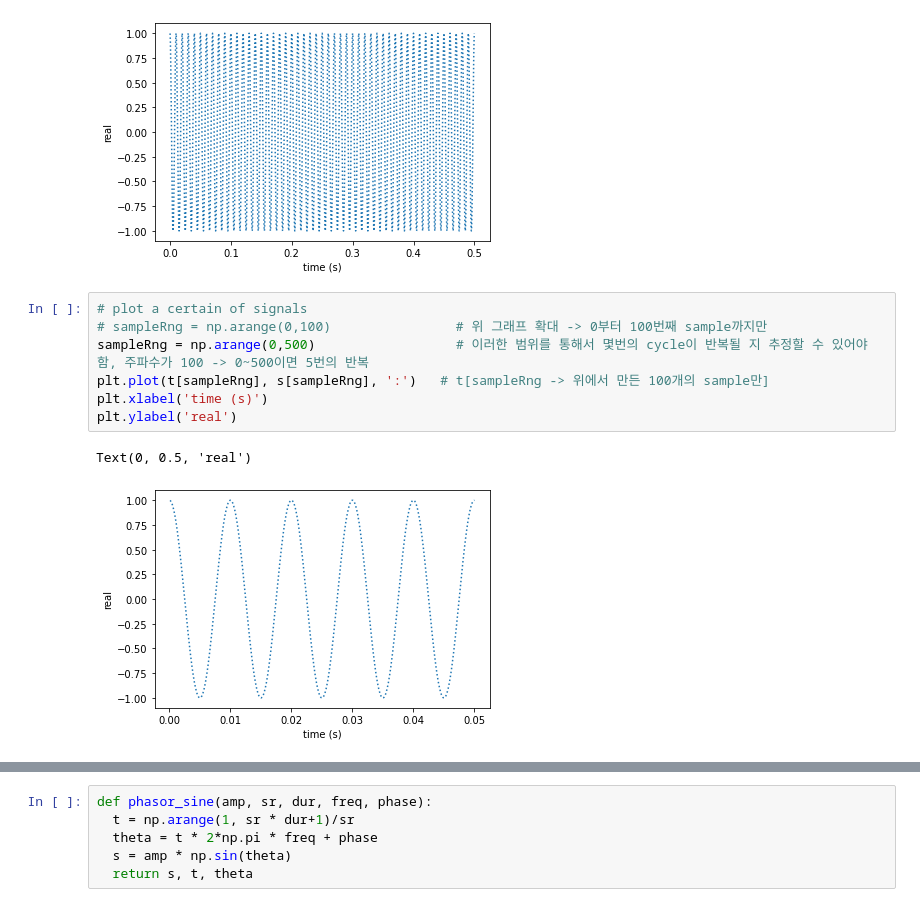
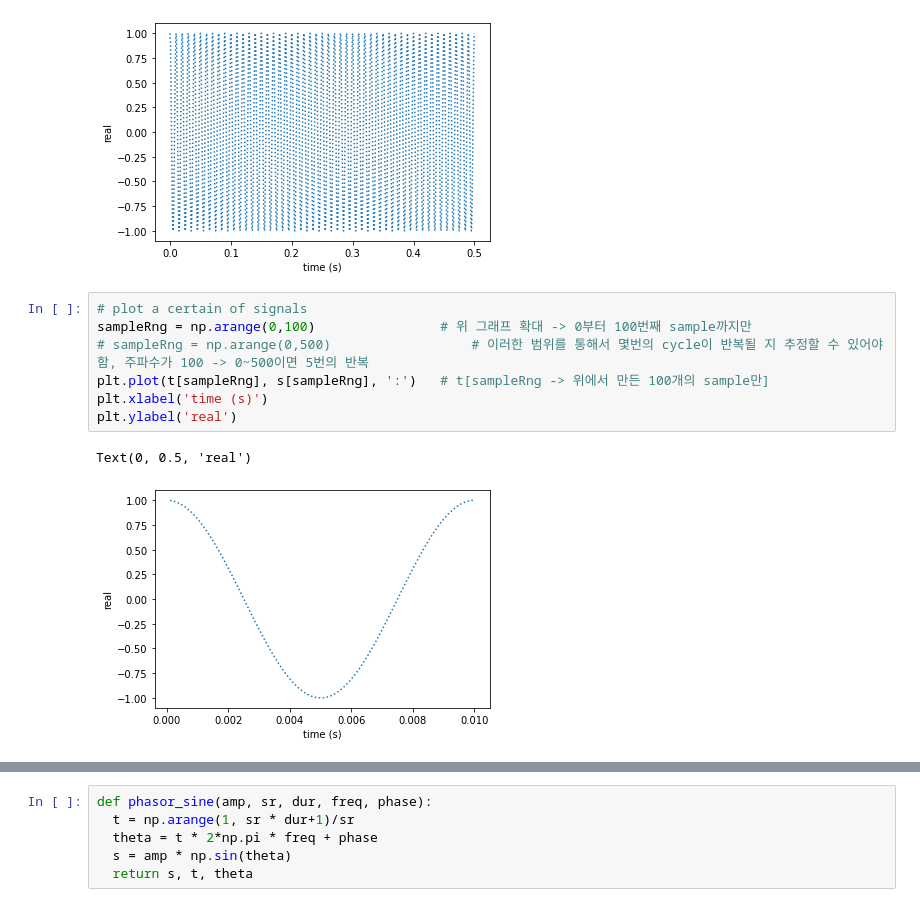
Before and after one commit to hjae0520/class2021Fall, a Jupyter notebook: sound.ipynb, the cells around one changed output, grey strips where cells are left out. Drawn from its saved outputs; the diff is of its cells as text.

```diff
--- a/sound.ipynb
+++ b/sound.ipynb
@@ -64,12 +64,12 @@ Text(0, 0.5, 'real')
 [figure]
 # %%
 # plot a certain of signals
-# sampleRng = np.arange(0,100)                # 위 그래프 확대 -> 0부터 100번째 sample까지만
-sampleRng = np.arange(0,500)                  # 이러한 범위를 통해서 몇번의 cycle이 반복될 지 추정할 수 있어야 함, 주파수가 100 -> 0~500이면 5번의 반복
+sampleRng = np.arange(0,100)                # 위 그래프 확대 -> 0부터 100번째 sample까지만
+# sampleRng = np.arange(0,500)                  # 이러한 범위를 통해서 몇번의 cycle이 반복될 지 추정할 수 있어야 함, 주파수가 100 -> 0~500이면 5번의 반복
 plt.plot(t[sampleRng], s[sampleRng], ':')   # t[sampleRng -> 위에서 만든 100개의 sample만]
 plt.xlabel('time (s)')
 plt.ylabel('real')
 # %% [output]
 Text(0, 0.5, 'real')
-[figure, old version]
+[figure, new version]
 # %%
```
Also changed, not shown: parts of 6 cells of this notebook.
